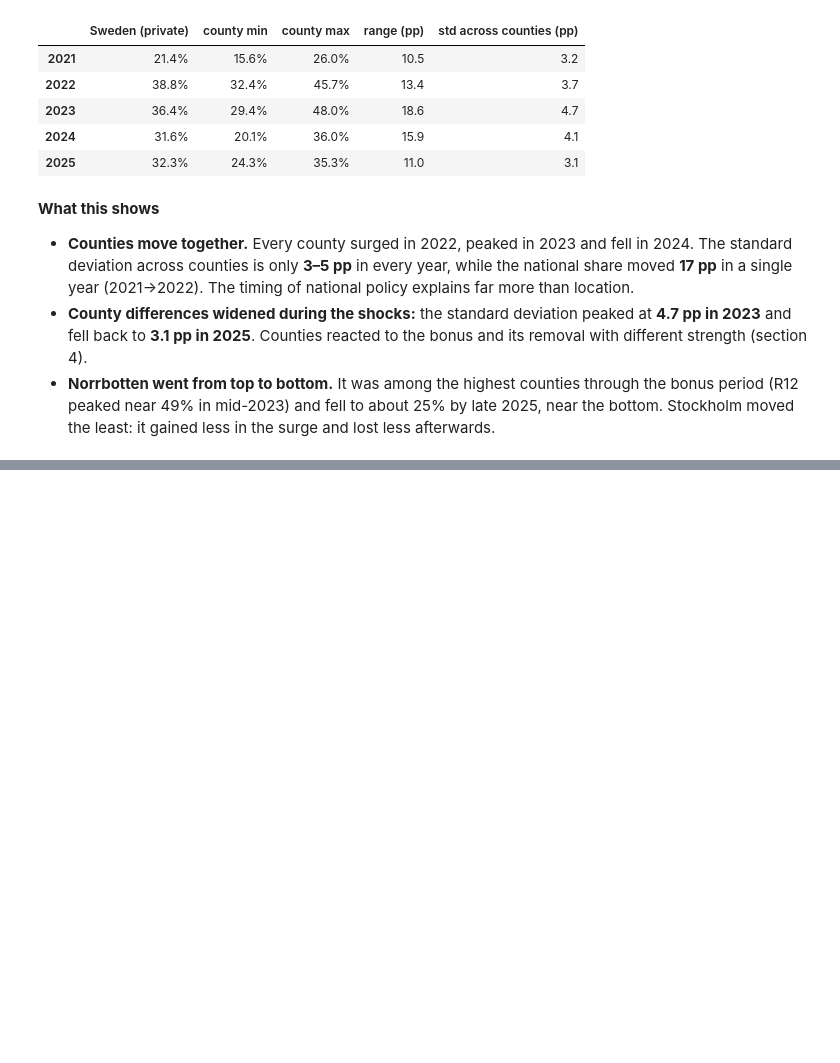
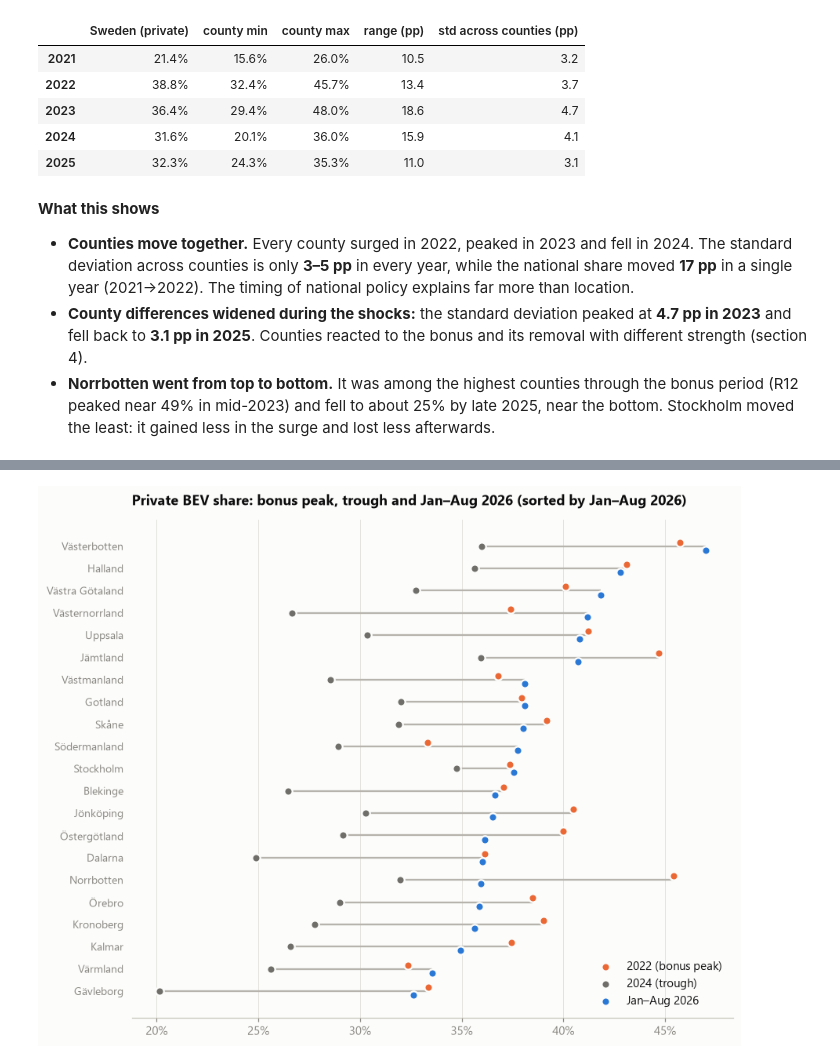
Before and after one commit to suv999/sweden-ev-adoption, a Jupyter notebook: notebooks/02_regional.ipynb, the cells around one changed output, grey strips where cells are left out. Saved outputs shown, nothing was run; the diff lists cells and outputs as text; code cells hidden in the pictures; blank space fills up the shorter version.

```diff
--- a/notebooks/02_regional.ipynb
+++ b/notebooks/02_regional.ipynb
@@ -189,0 +238,17 @@ spread.style.format({"Sweden (private)": "{:.1%}", "county min": "{:.1%}", "coun
+# %%
+pts = pd.DataFrame({"2022 (bonus peak)": bev["2022"], "2024 (trough)": bev["2024"], YTD_CUR: bev[YTD_CUR]}) \
+        .sort_values(YTD_CUR)
+fig, ax = plt.subplots(figsize=(9, 7.5))
+yy = np.arange(len(pts))
+ax.hlines(yy, pts.min(axis=1), pts.max(axis=1), color=GREY_LIGHT, lw=1.5, zorder=1)
+for col, color, off in zip(pts.columns, [ORANGE, GREY_DARK, BLUE], [0.18, 0, -0.18]):  # offset so equal values stay visible
+    ax.scatter(pts[col], yy + off, s=46, color=color, label=col, zorder=3, edgecolor=SURFACE, linewidth=1.5)
+ax.set_yticks(yy, pts.index, fontsize=9)
+ax.xaxis.set_major_formatter(PCT)
+ax.grid(axis="x"); ax.grid(axis="y", visible=False)
+ax.legend(loc="lower right")
+ax.set_title(f"Private BEV share: bonus peak, trough and {YTD_CUR} (sorted by {YTD_CUR})")
+viz.save(fig, "02_county_phases", FIGS)
+plt.show()
+# %% [output]
+[figure, added]
```
Also changed, not shown: parts of 3 cells of this notebook, 1 other file.
